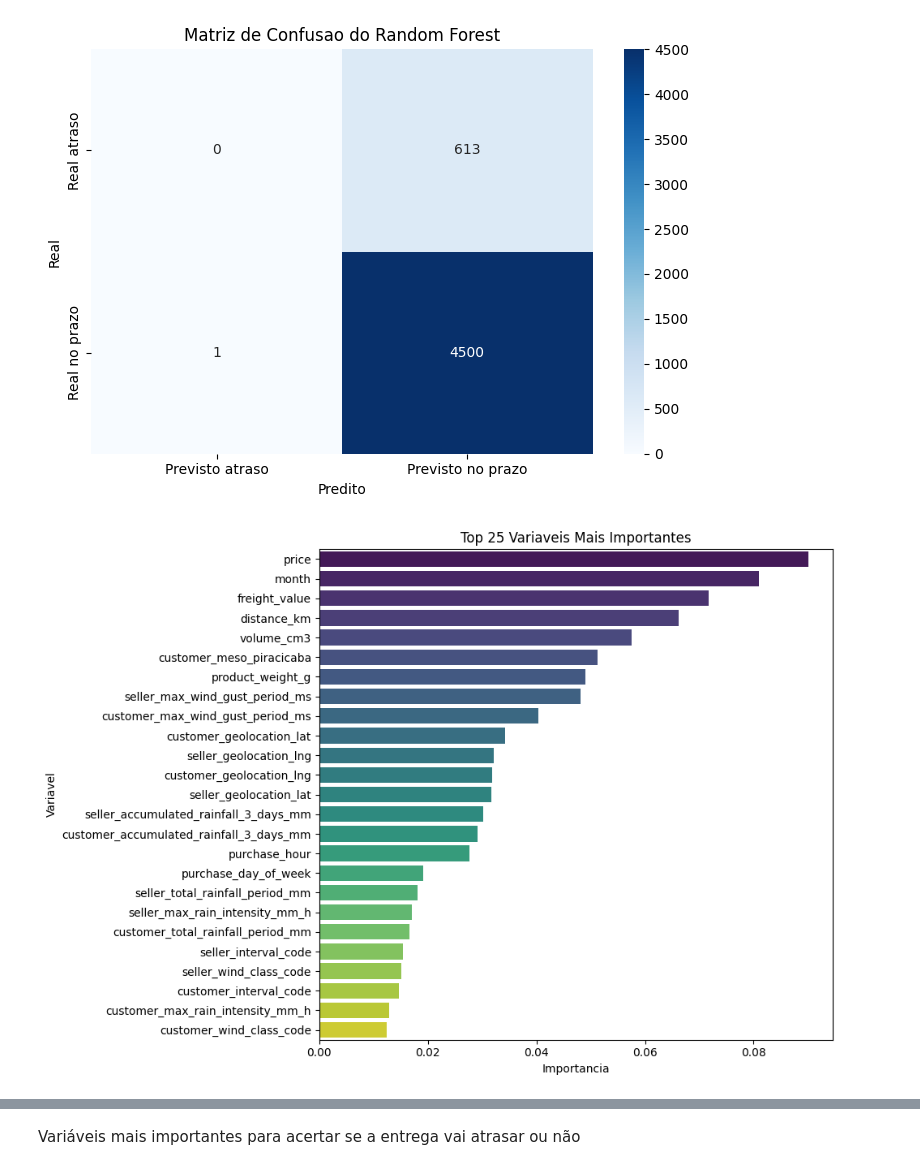
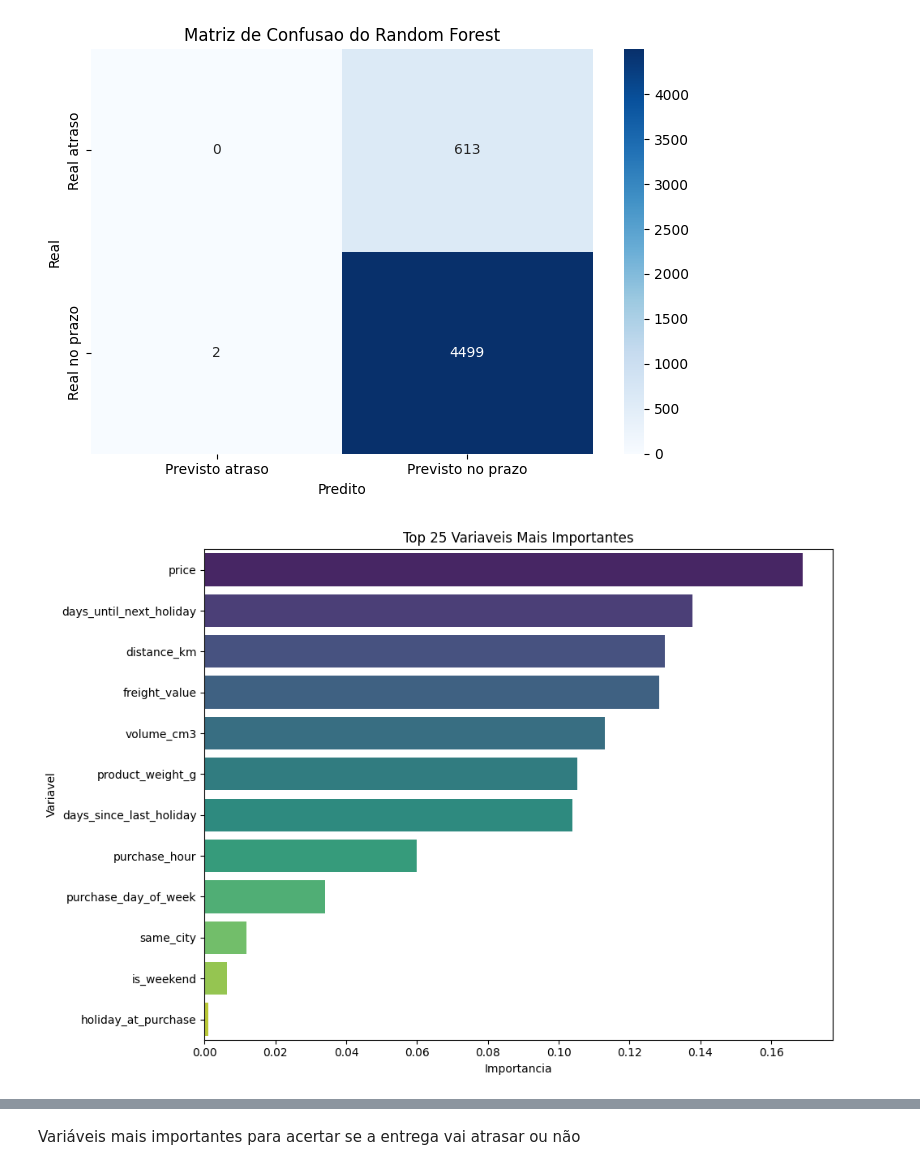
Before and after one commit to Last-Mile-Optimization/backend, a Jupyter notebook: modelo/split-temporal/RandomForest_temporal_split.ipynb, the cells around one changed output, grey strips where cells are left out. Drawn from its saved outputs; the diff is of its cells as text; code cells hidden in the pictures.

```diff
--- a/modelo/split-temporal/RandomForest_temporal_split.ipynb
+++ b/modelo/split-temporal/RandomForest_temporal_split.ipynb
@@ -27,7 +27,7 @@ from sklearn.metrics import (
 from scipy.stats import randint
 
 # 1. Carregar a tabela final
-csv_path = Path(r"C:\Users\otavi\OneDrive\Desktop\last-mile-tcc\backend\tabela_final\part-00000-bc8041e1-56a7-4223-b839-8474dfbae85d-c000.csv")
+csv_path = Path(r"C:\FACULDADE\github\backend\tabela_final\part-00000-13fcc452-2493-4299-ab17-d369f64d2ad3-c000.csv")
 df = pd.read_csv(csv_path, delimiter=",")
 
 # 2. Definir a variavel alvo
@@ -37,14 +37,26 @@ y = df["delivered_on_time"]
 # print("Colunas do DataFrame:", df.columns.tolist())
 
 # 3. Remover colunas com vazamento de informacao (leakage)
-# Essas variaveis so existem depois que o pedido ja foi entregue ou estao diretamente ligadas ao alvo.
 leakage_candidates = [
+    # Vazamento de dados / multicolinearidade
+    "order_purchase_timestamp",
+    "order_approved_at",
+    "order_delivered_carrier_date",
+    "interval_code_delivered_carrier",
     "order_delivered_customer_date",
-    "handling_time_hours",
-    "shipping_delay_hours",
-    "delivery_time_days",
+    "interval_code_delivered_customer",
+    "order_estimated_delivery_date",
+    "shipping_limit_date",
+    "is_holiday_in_7_days",
+    "is_holiday_in_14_days",
+    "had_holiday_7_days_ago",
+    "had_holiday_14_days_ago",
+    "customer_city",
+    "seller_city",
+    "delivered_on_time",
+    "category_name",
     "review_score",
-    'approval_time_hours'
+    "delivery_time_days"
 ]
 
 # 4. Separar as variaveis de entrada da variavel alvo
@@ -54,7 +66,7 @@ X = df.drop(columns=leakage_candidates + ["delivered_on_time"], errors="ignore")
 # 5. Dividir os dados em treino, validacao e teste (Split Temporal)
 # Regra: Passado treina (2016 até Jun/2018), futuro testa (Jul/2018 em diante).
 # utc=True para corrigir o erro "Invalid comparison between dtype=datetime64[us, UTC] and Timestamp"
-datas = pd.to_datetime(X['order_delivered_carrier_date'], utc=True)
+datas = pd.to_datetime(df['order_delivered_carrier_date'], utc=True)
 data_split_test = pd.to_datetime('2018-07-01', utc=True)
 
 # 6. Manter apenas variaveis numericas (order_delivered_carrier_date é apagado aqui)
@@ -328,5 +332,5 @@ weighted avg       0.79      0.44      0.52      5114
-[figure, old version]
+[figure, new version]
-[figure, old version]
+[figure, new version]
 # %%
 # Variacao das metricas por threshold de atraso (classe 0)
 thresholds = np.linspace(0.0, 1.0, 101)
```
Also changed, not shown: parts of 8 cells of this notebook.
